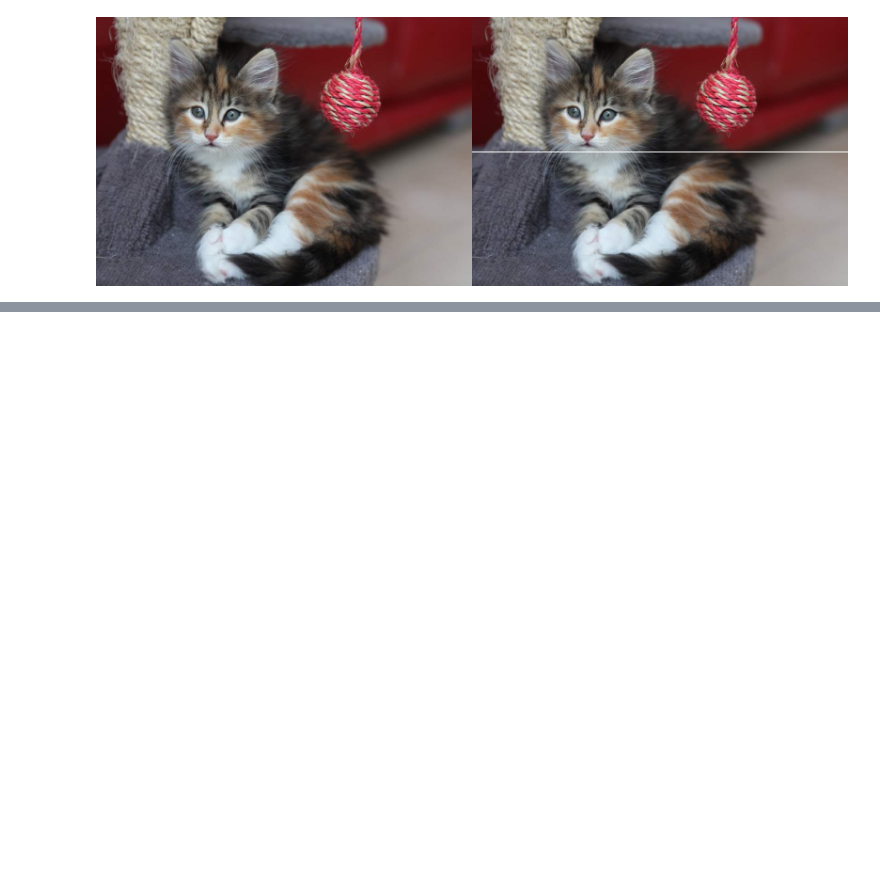
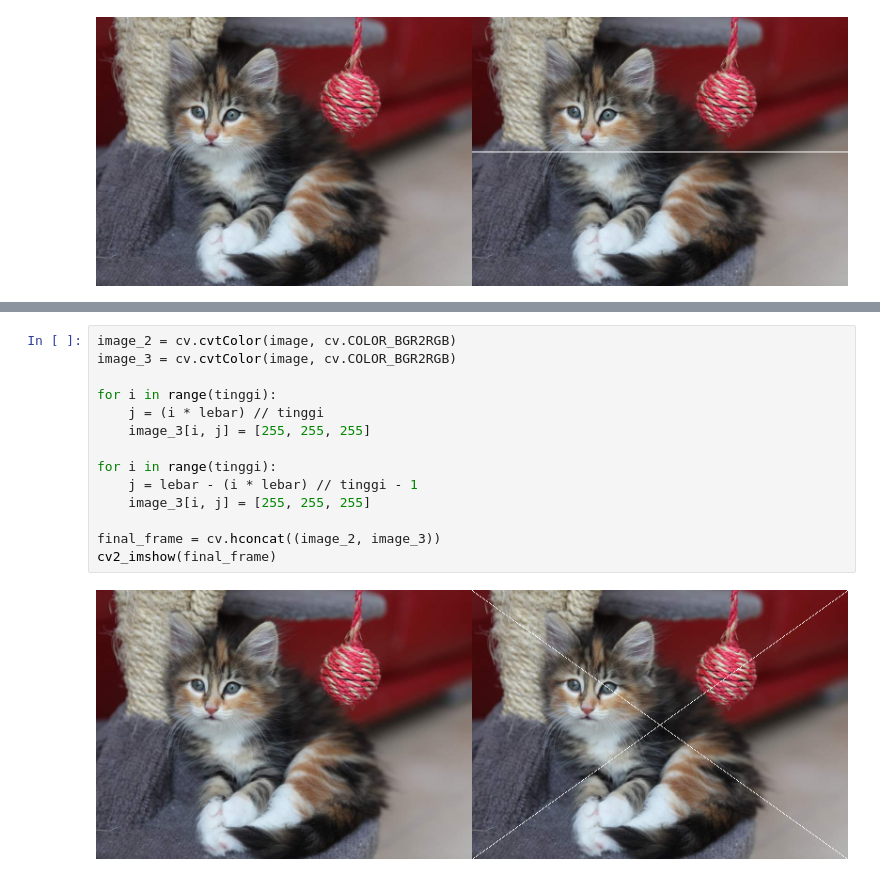
Before and after one commit to AzisilhamK463/PCVK_2023, a Jupyter notebook: Week1.ipynb, the cells around one changed output, grey strips where cells are left out. Cells and saved outputs as stored; diff of their text form; blank space fills up the shorter version.

```diff
--- a/Week1.ipynb
+++ b/Week1.ipynb
@@ -55,0 +74,16 @@ cv2_imshow(final_frame)
+# %%
+image_2 = cv.cvtColor(image, cv.COLOR_BGR2RGB)
+image_3 = cv.cvtColor(image, cv.COLOR_BGR2RGB)
+
+for i in range(tinggi):
+    j = (i * lebar) // tinggi
+    image_3[i, j] = [255, 255, 255]
+
+for i in range(tinggi):
+    j = lebar - (i * lebar) // tinggi - 1
+    image_3[i, j] = [255, 255, 255]
+
+final_frame = cv.hconcat((image_2, image_3))
+cv2_imshow(final_frame)
+# %% [output]
+[figure, added]
```
Also changed, not shown: parts of 5 cells of this notebook.
